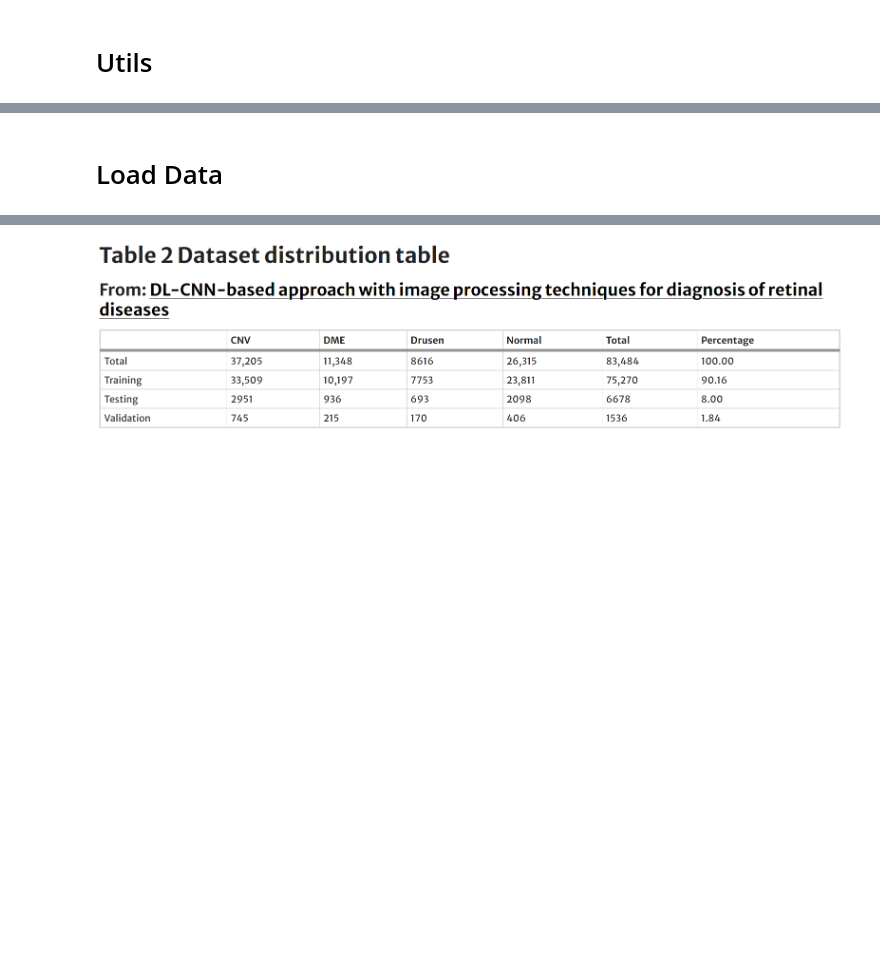
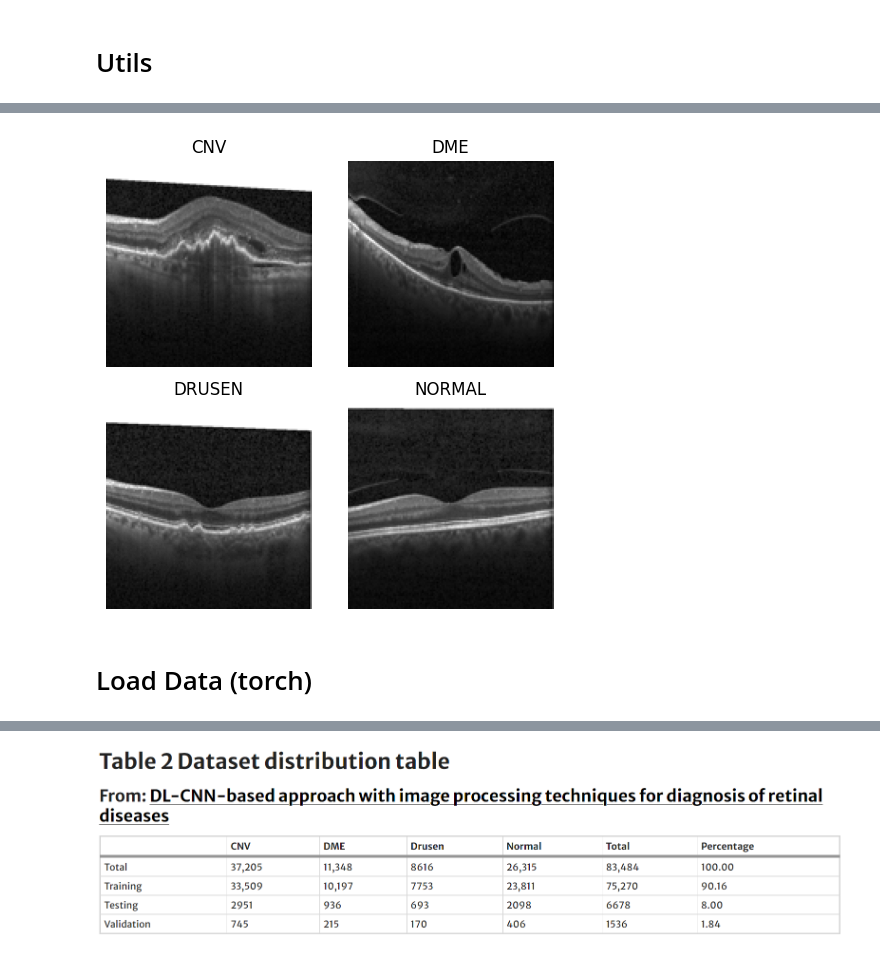
Before and after one commit to myller-silva/PDI-Project, a Jupyter notebook: pdi-project.ipynb, the cells around one changed output, grey strips where cells are left out. Drawn from its saved outputs; the diff is of its cells as text; code cells hidden in the pictures; blank space fills up the shorter version.

```diff
--- a/pdi-project.ipynb
+++ b/pdi-project.ipynb
@@ -39,10 +48,0 @@ train_distribution, test_distribution, val_distribution
-# %%
-from PIL import Image
-
-image_file_sample = f'{val_path}/CNV/CNV-6294785-1.jpeg'
-img = Image.open(image_file_sample)
-
-plt.imshow(img)
-# plt.title(f"Label: {categories[label]}")
-# plt.axis("off") # Remover os eixos
-plt.show()
@@ -49,2 +67,26 @@ plt.show()
+# %%
+from PIL import Image
+
+image_files = {
+    'CNV': f'{val_path}/CNV/CNV-6294785-1.jpeg',
+    'DME': f'{val_path}/DME/DME-9583225-1.jpeg',
+    'DRUSEN': f'{val_path}/DRUSEN/DRUSEN-9800172-2.jpeg',
+    'NORMAL': f'{val_path}/NORMAL/NORMAL-4872585-1.jpeg'
+}
+
+target_size = (128, 128)
+
+images = {cls: Image.open(img_path).resize(target_size) for cls, img_path in image_files.items()}
+
+fig, axes = plt.subplots(2, 2, figsize=(5, 5))
+
+for ax, (cls, img) in zip(axes.flatten(), images.items()):
+    ax.set_title(cls)
+    ax.imshow(img, cmap='gray')
+    ax.axis('off')
+plt.tight_layout()
+plt.show()
+# %% [output]
+[figure, added]
 # %% [markdown]
-# Load Data
+# Load Data (torch)
```
Also changed, not shown: parts of 47 cells of this notebook.
